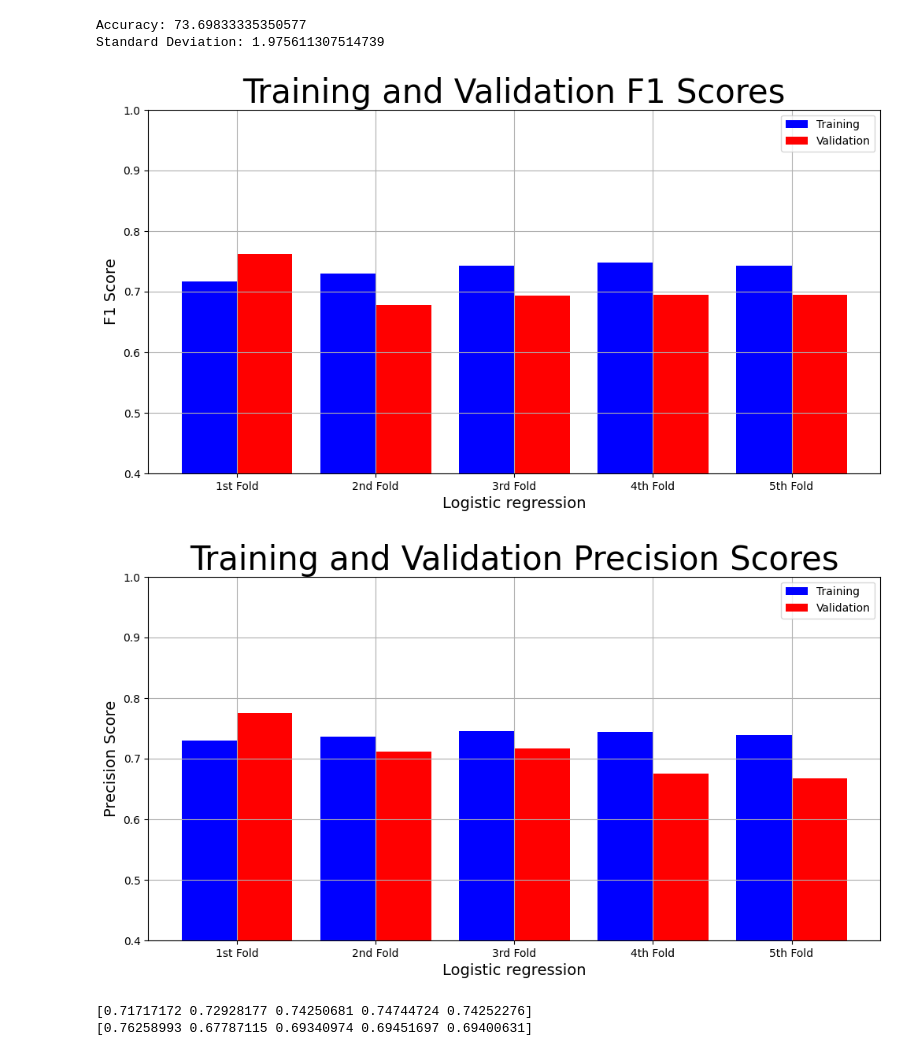
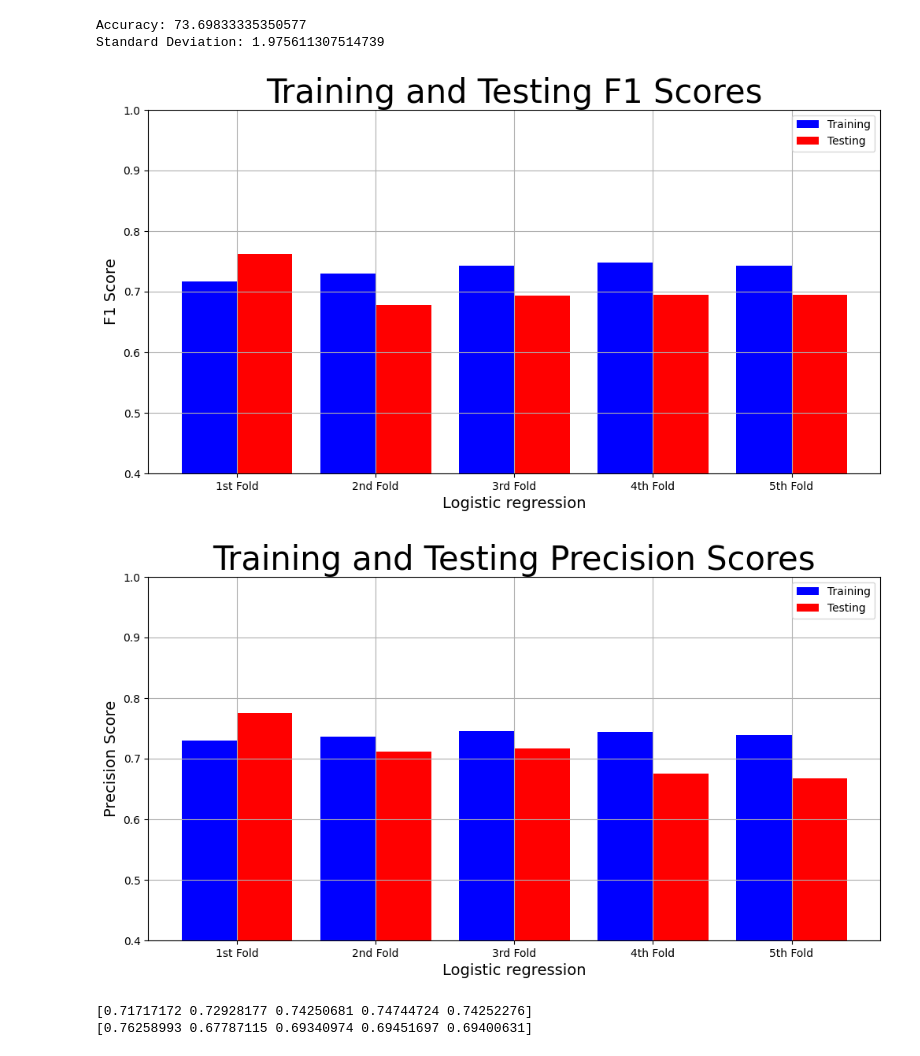
Before and after one commit to jonathannotis/nfl-player-success-ml, a Jupyter notebook: main.ipynb, the cells around one changed output. Drawn from its saved outputs; the diff is of its cells as text; code cells hidden in the pictures.

Commit message:
minor changes and data for final paper

```diff
--- a/main.ipynb
+++ b/main.ipynb
@@ -269,42 +269,42 @@ def cross_validation(model, _X, _y):
               "Mean Training Recall": results['train_recall'].mean(),
               "Training F1 scores": results['train_f1'],
               "Mean Training F1 Score": results['train_f1'].mean(),
-              "Validation Accuracy scores": results['test_accuracy'],
-              "Mean Validation Accuracy": results['test_accuracy'].mean()*100,
-              "Validation Precision scores": results['test_precision'],
-              "Mean Validation Precision": results['test_precision'].mean(),
-              "Validation Recall scores": results['test_recall'],
-              "Mean Validation Recall": results['test_recall'].mean(),
-              "Validation F1 scores": results['test_f1'],
-              "Mean Validation F1 Score": results['test_f1'].mean()
+              "Testing Accuracy scores": results['test_accuracy'],
+              "Mean Testing Accuracy": results['test_accuracy'].mean()*100,
+              "Testing Precision scores": results['test_precision'],
+              "Mean Testing Precision": results['test_precision'].mean(),
+              "Testing Recall scores": results['test_recall'],
+              "Mean Testing Recall": results['test_recall'].mean(),
+              "Testing F1 scores": results['test_f1'],
+              "Mean Testing F1 Score": results['test_f1'].mean()
               }
 cross_val_result = cross_validation(LogisticRegression(solver='liblinear'), X, y)
 # %%
 # Plots the results of the K-Fold cros evaluation over the 4 iterations
 def plot_result(x_label, y_label, plot_title, train_data, test_data):
 
         plt.figure(figsize=(12,6))
         labels = ["1st Fold", "2nd Fold", "3rd Fold", "4th Fold", "5th Fold"]
         X_axis = np.arange(len(labels))
         ax = plt.gca()
         plt.ylim(0.40000, 1)
         plt.bar(X_axis-0.2, train_data, 0.4, color='blue', label='Training')
-        plt.bar(X_axis+0.2, test_data, 0.4, color='red', label='Validation')
+        plt.bar(X_axis+0.2, test_data, 0.4, color='red', label='Testing')
         plt.title(plot_title, fontsize=30)
         plt.xticks(X_axis, labels)
         plt.xlabel(x_label, fontsize=14)
         plt.ylabel(y_label, fontsize=14)
         plt.legend()
         plt.grid(True)
         plt.show()
 
 
-plot_result("Logistic regression", "F1 Score", "Training and Validation F1 Scores", cross_val_result["Training F1 scores"], cross_val_result["Validation F1 scores"])
+plot_result("Logistic regression", "F1 Score", "Training and Testing F1 Scores", cross_val_result["Training F1 scores"], cross_val_result["Testing F1 scores"])
 # %% [output]
-[figure, old version]
+[figure, new version]
 # %%
-plot_result("Logistic regression", "Precision Score", "Training and Validation Precision Scores", cross_val_result["Training Precision scores"], cross_val_result["Validation Precision scores"])
+plot_result("Logistic regression", "Precision Score", "Training and Testing Precision Scores", cross_val_result["Training Precision scores"], cross_val_result["Testing Precision scores"])
 # %% [output]
-[figure, old version]
+[figure, new version]
 # %%
 print(cross_val_result["Training F1 scores"])
```
Also changed, not shown: parts of 5 cells of this notebook, 1 other file.
